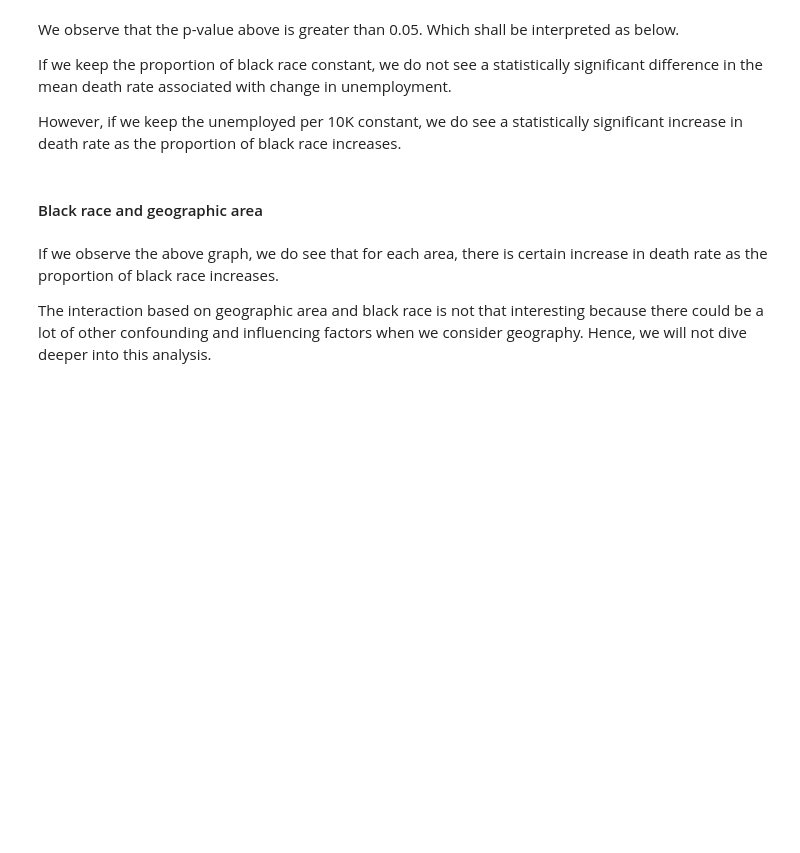
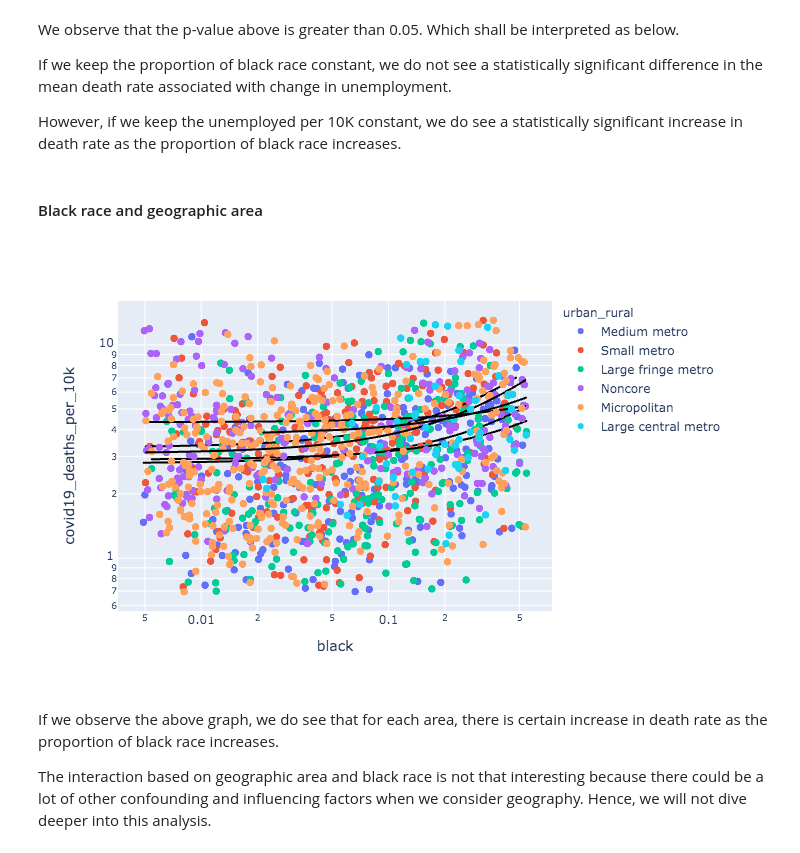
Before and after one commit to vikrantb/data-512-final, a Jupyter notebook: report.ipynb, the cells around one changed output. Cells and saved outputs as stored; diff of their text form; code cells hidden in the pictures; blank space fills up the shorter version.

```diff
--- a/report.ipynb
+++ b/report.ipynb
@@ -128,7 +138,7 @@ Some of the charts are not rendered correctly on github. Hence we will save them
 
 However, if you are using jupyter notebook, we might want to set this to `False` and get a proper interactive visualization.
 # %%
-IS_LOCAL_RENDER=False
+IS_LOCAL_RENDER=True
 # %% [markdown]
 The below method will either show an interactive or non-interactive graph based on `IS_LOCAL_RENDER`
 # %%
@@ -664,13 +675,16 @@ However, if we keep the unemployed per 10K constant, we do see a statistically s
 # %%
 fig = px.scatter(demo_deaths_pov_emp_df_plottable,
                  x='black',
                  y='covid19_deaths_per_10k',
                  color='urban_rural',
                  log_x=True,
                  log_y=True,
                  trendline='ols',
                  trendline_color_override='black',
                  hover_name='CTYNAME')
+show(fig)
+# %% [output]
+[figure, added]
 # %% [markdown]
 If we observe the above graph, we do see that for each area, there is certain increase in death rate as the proportion of black race increases.
 
```
Also changed, not shown: parts of 17 cells of this notebook, 1 other file.
